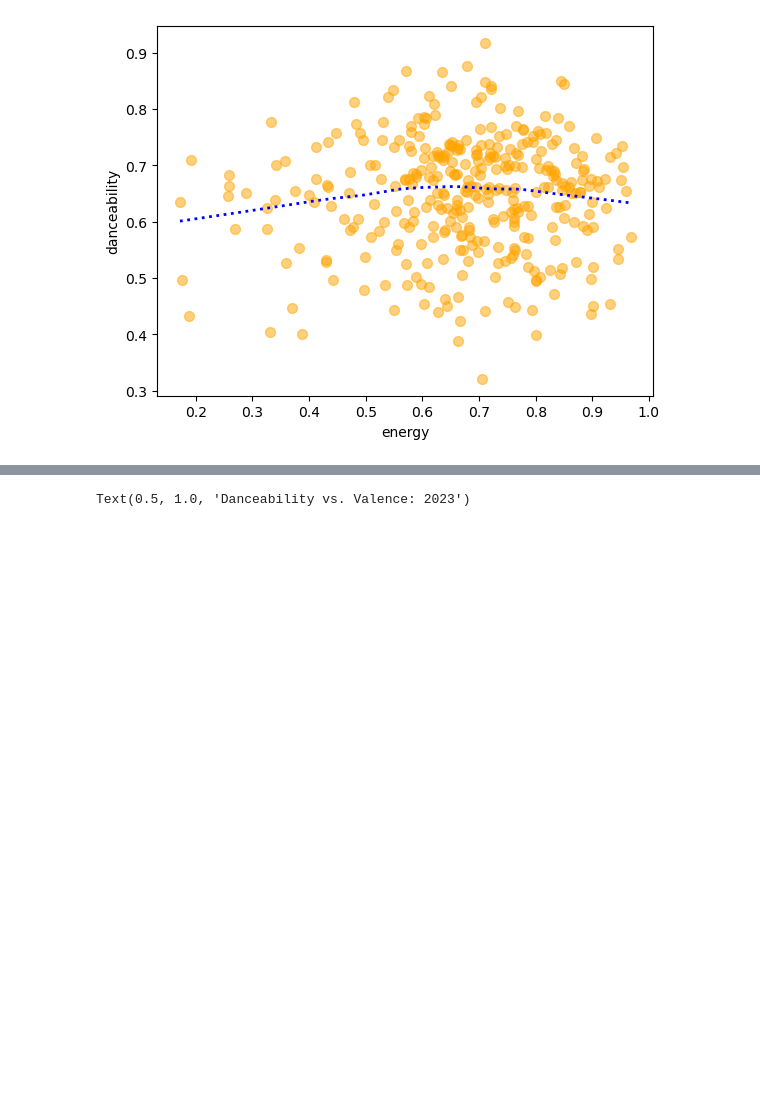
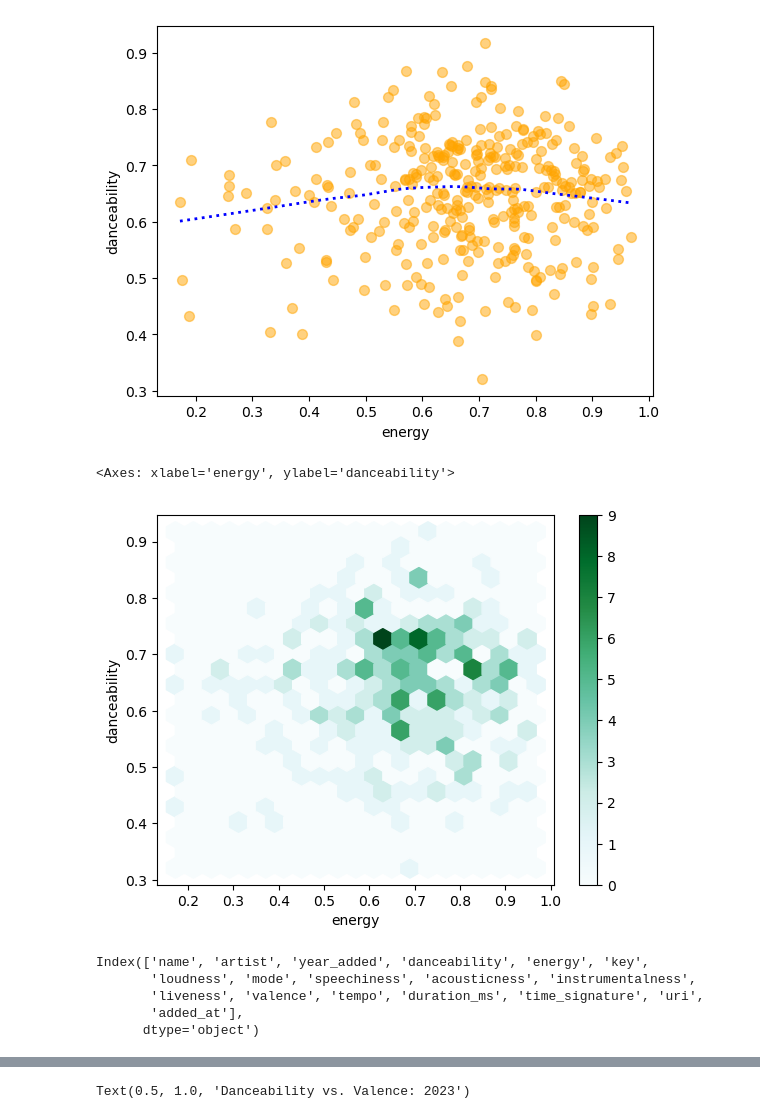
Before and after one commit to kspicer80/spotify_analysis, a Jupyter notebook: spotify_data_analysis.ipynb, the cells around one changed output, grey strips where cells are left out. Cells and saved outputs as stored; diff of their text form; code cells hidden in the pictures; blank space fills up the shorter version.

```diff
--- a/spotify_data_analysis.ipynb
+++ b/spotify_data_analysis.ipynb
@@ -99,3 +106,16 @@ sns.regplot(data=just_2023, x='energy', y='danceability', color='orange', line_k
 # %% [output]
 <Axes: xlabel='energy', ylabel='danceability'>
 [figure]
+# %%
+just_2023.plot(kind='hexbin', x='energy', y='danceability', gridsize=20)
+# %% [output]
+<Axes: xlabel='energy', ylabel='danceability'>
+[figure, added]
+# %%
+just_2023.columns
+# %% [output]
+Index(['name', 'artist', 'year_added', 'danceability', 'energy', 'key',
+       'loudness', 'mode', 'speechiness', 'acousticness', 'instrumentalness',
+       'liveness', 'valence', 'tempo', 'duration_ms', 'time_signature', 'uri',
+       'added_at'],
+      dtype='object')
```
Also changed, not shown: parts of 5 cells of this notebook.
